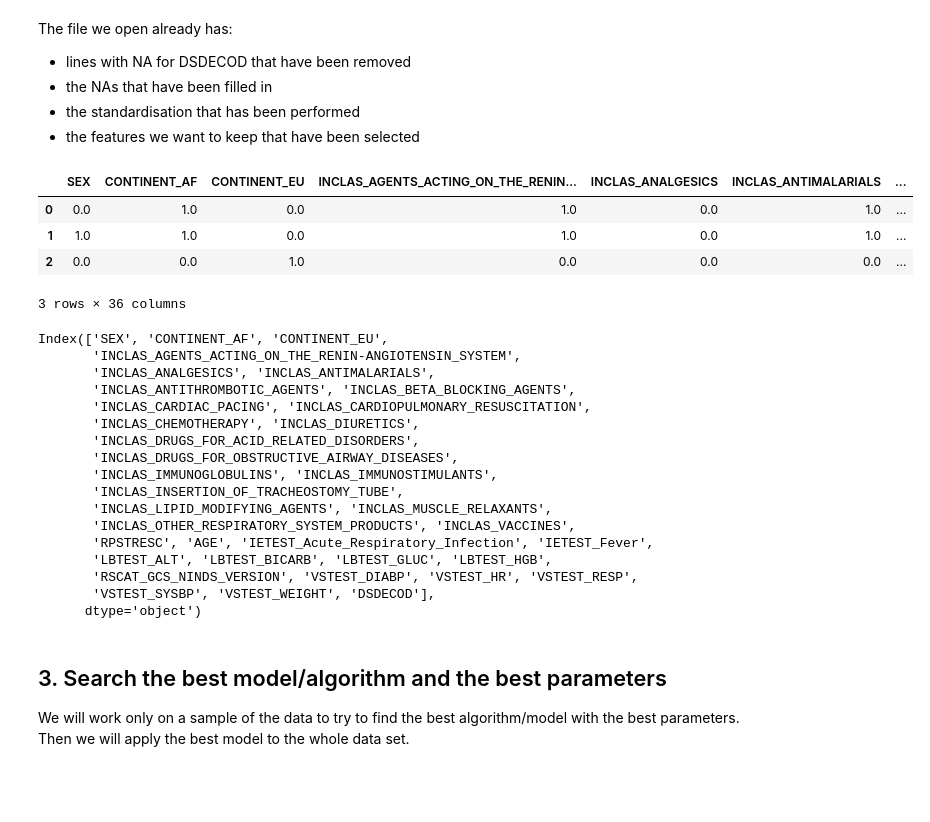
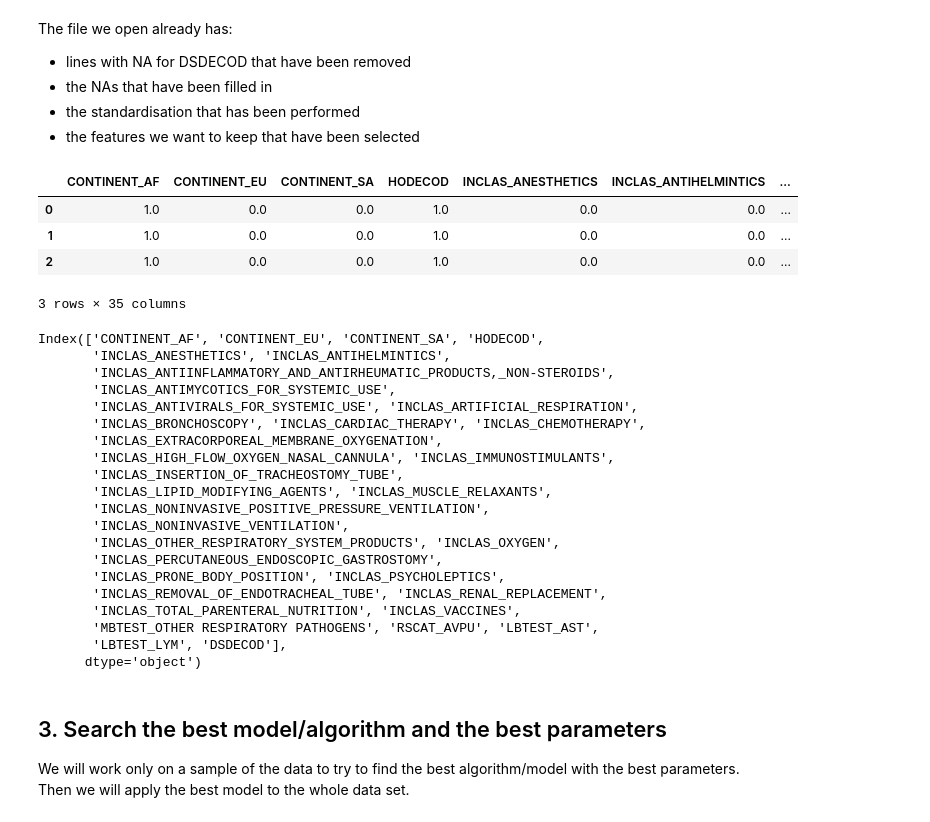
Before and after one commit to CS-433/ml-project-2-digdata_project2, a Jupyter notebook: III_models-and-predictions.ipynb, the cells around one changed output. Saved outputs shown, nothing was run; the diff lists cells and outputs as text; code cells hidden in the pictures; blank space fills up the shorter version.

Commit message:
added all changes for train/test splitting before feature selection

```diff
--- a/III_models-and-predictions.ipynb
+++ b/III_models-and-predictions.ipynb
@@ -79,8 +76,8 @@ The file we open already has:
 # Open file
 data_folder = op.join(os.getcwd(), "data", "results")
 mylist = []
-for chunk in pd.read_csv(op.join(data_folder, 'df_final_II-FeaturesSelection_svm.csv'), sep=',', low_memory=False, chunksize=5000, index_col=0):
+for chunk in pd.read_csv(op.join(data_folder, 'df_final_II-FeaturesSelection_train_svm.csv'), sep=',', low_memory=False, chunksize=5000, index_col=0):
     mylist.append(chunk)
-df = pd.concat(mylist, axis=0)
-df.name = 'df'
+df_train = pd.concat(mylist, axis=0)
+df_train.name = 'df_train'
 del mylist
@@ -87,30 +92,33 @@ del mylist
 # %%
-df.head(3)
+df_train.head(3)
 # %% [output]
-|  | SEX | CONTINENT_AF | CONTINENT_EU | INCLAS_AGENTS_ACTING_ON_THE_RENIN... | INCLAS_ANALGESICS | INCLAS_ANTIMALARIALS | ... |
-| 0 | 0.0 | 1.0 | 0.0 | 1.0 | 0.0 | 1.0 | ... |
-| 1 | 1.0 | 1.0 | 0.0 | 1.0 | 0.0 | 1.0 | ... |
-| 2 | 0.0 | 0.0 | 1.0 | 0.0 | 0.0 | 0.0 | ... |
+|  | CONTINENT_AF | CONTINENT_EU | CONTINENT_SA | HODECOD | INCLAS_ANESTHETICS | INCLAS_ANTIHELMINTICS | ... |
+| 0 | 1.0 | 0.0 | 0.0 | 1.0 | 0.0 | 0.0 | ... |
+| 1 | 1.0 | 0.0 | 0.0 | 1.0 | 0.0 | 0.0 | ... |
+| 2 | 1.0 | 0.0 | 0.0 | 1.0 | 0.0 | 0.0 | ... |
-3 rows × 36 columns
+3 rows × 35 columns
 # %%
-df.columns
+df_train.columns
 # %% [output]
-Index(['SEX', 'CONTINENT_AF', 'CONTINENT_EU',
-       'INCLAS_AGENTS_ACTING_ON_THE_RENIN-ANGIOTENSIN_SYSTEM',
-       'INCLAS_ANALGESICS', 'INCLAS_ANTIMALARIALS',
-       'INCLAS_ANTITHROMBOTIC_AGENTS', 'INCLAS_BETA_BLOCKING_AGENTS',
-       'INCLAS_CARDIAC_PACING', 'INCLAS_CARDIOPULMONARY_RESUSCITATION',
-       'INCLAS_CHEMOTHERAPY', 'INCLAS_DIURETICS',
-       'INCLAS_DRUGS_FOR_ACID_RELATED_DISORDERS',
-       'INCLAS_DRUGS_FOR_OBSTRUCTIVE_AIRWAY_DISEASES',
-       'INCLAS_IMMUNOGLOBULINS', 'INCLAS_IMMUNOSTIMULANTS',
+Index(['CONTINENT_AF', 'CONTINENT_EU', 'CONTINENT_SA', 'HODECOD',
+       'INCLAS_ANESTHETICS', 'INCLAS_ANTIHELMINTICS',
+       'INCLAS_ANTIINFLAMMATORY_AND_ANTIRHEUMATIC_PRODUCTS,_NON-STEROIDS',
+       'INCLAS_ANTIMYCOTICS_FOR_SYSTEMIC_USE',
+       'INCLAS_ANTIVIRALS_FOR_SYSTEMIC_USE', 'INCLAS_ARTIFICIAL_RESPIRATION',
+       'INCLAS_BRONCHOSCOPY', 'INCLAS_CARDIAC_THERAPY', 'INCLAS_CHEMOTHERAPY',
+       'INCLAS_EXTRACORPOREAL_MEMBRANE_OXYGENATION',
+       'INCLAS_HIGH_FLOW_OXYGEN_NASAL_CANNULA', 'INCLAS_IMMUNOSTIMULANTS',
        'INCLAS_INSERTION_OF_TRACHEOSTOMY_TUBE',
        'INCLAS_LIPID_MODIFYING_AGENTS', 'INCLAS_MUSCLE_RELAXANTS',
-       'INCLAS_OTHER_RESPIRATORY_SYSTEM_PRODUCTS', 'INCLAS_VACCINES',
-       'RPSTRESC', 'AGE', 'IETEST_Acute_Respiratory_Infection', 'IETEST_Fever',
-       'LBTEST_ALT', 'LBTEST_BICARB', 'LBTEST_GLUC', 'LBTEST_HGB',
-       'RSCAT_GCS_NINDS_VERSION', 'VSTEST_DIABP', 'VSTEST_HR', 'VSTEST_RESP',
-       'VSTEST_SYSBP', 'VSTEST_WEIGHT', 'DSDECOD'],
+       'INCLAS_NONINVASIVE_POSITIVE_PRESSURE_VENTILATION',
+       'INCLAS_NONINVASIVE_VENTILATION',
+       'INCLAS_OTHER_RESPIRATORY_SYSTEM_PRODUCTS', 'INCLAS_OXYGEN',
+       'INCLAS_PERCUTANEOUS_ENDOSCOPIC_GASTROSTOMY',
+       'INCLAS_PRONE_BODY_POSITION', 'INCLAS_PSYCHOLEPTICS',
+       'INCLAS_REMOVAL_OF_ENDOTRACHEAL_TUBE', 'INCLAS_RENAL_REPLACEMENT',
+       'INCLAS_TOTAL_PARENTERAL_NUTRITION', 'INCLAS_VACCINES',
+       'MBTEST_OTHER RESPIRATORY PATHOGENS', 'RSCAT_AVPU', 'LBTEST_AST',
+       'LBTEST_LYM', 'DSDECOD'],
       dtype='object')
 # %% [markdown]
 ## 3. Search the best model/algorithm and the best parameters
```
Also changed, not shown: parts of 22 cells of this notebook, 1 other file.
